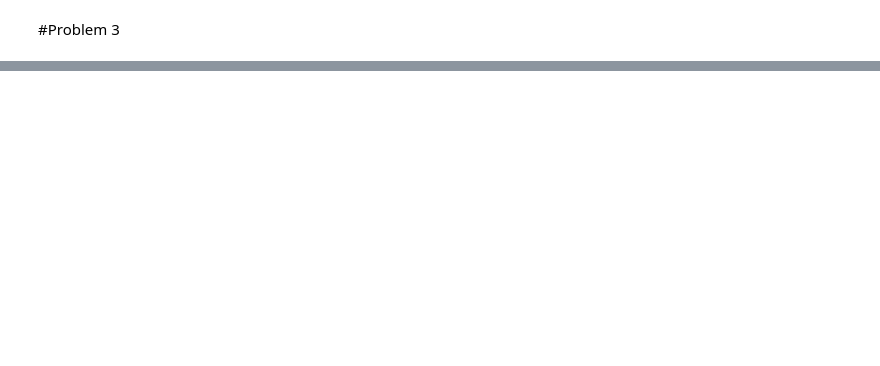
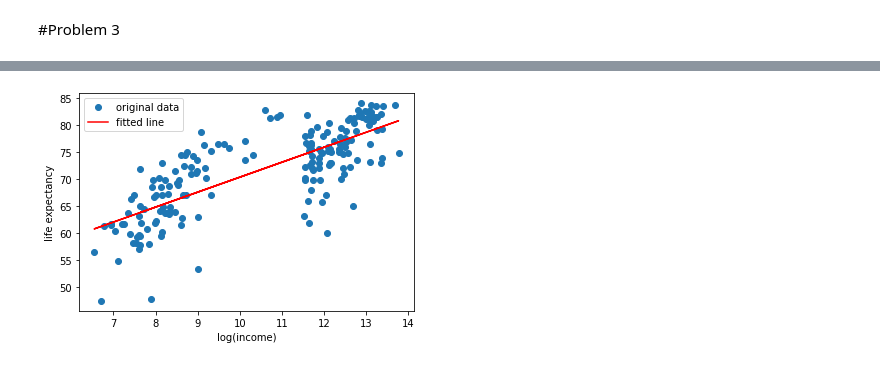
Before and after one commit to ram-elgov/Statistics-For-CS, a Jupyter notebook: Assignment_4.ipynb, the cells around one changed output, grey strips where cells are left out. Cells and saved outputs as stored; diff of their text form; code cells hidden in the pictures; blank space fills up the shorter version.

```diff
--- a/Assignment_4.ipynb
+++ b/Assignment_4.ipynb
@@ -169,0 +193,9 @@ plt.show()
+# %%
+plt.plot(log_income, life_expectancy, 'o', label='original data')
+plt.plot(log_income, life_log_income.intercept + life_log_income.slope*log_income, 'r', label='fitted line')
+plt.xlabel("log(income)")
+plt.ylabel("life expectancy")
+plt.legend()
+plt.show()
+# %% [output]
+[figure, added]
```
Also changed, not shown: parts of 9 cells of this notebook.
